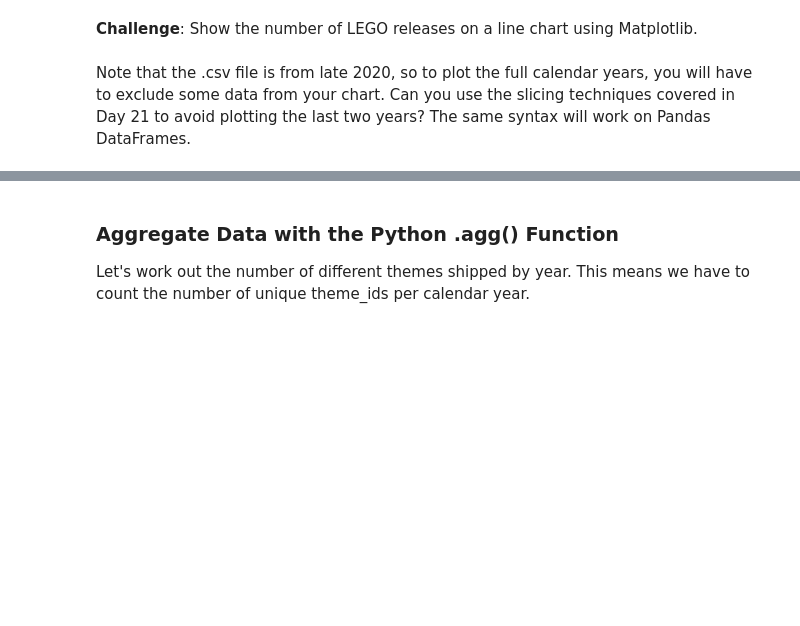
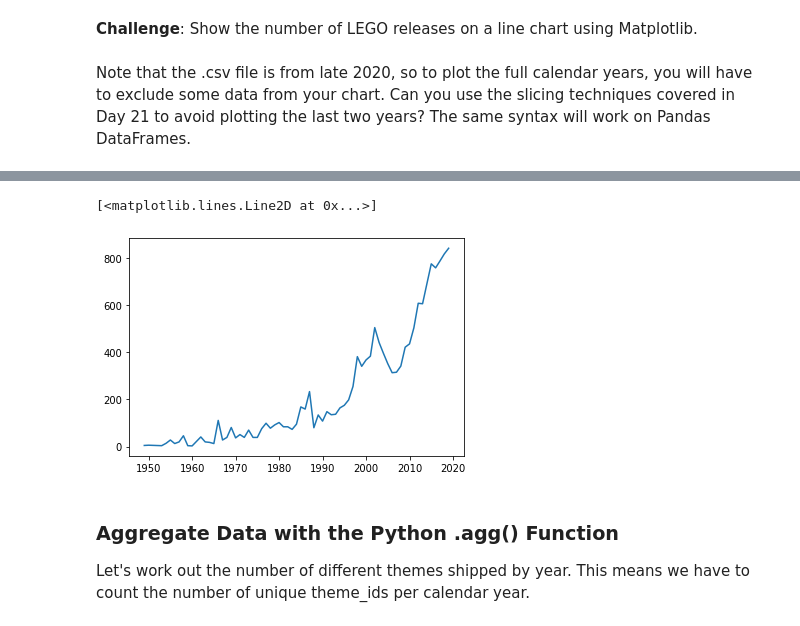
Before and after one commit to tomweinandy/100DaysOfCode, a Jupyter notebook: Projects/Day073/Lego_Analysis.ipynb, the cells around one changed output, grey strips where cells are left out. Saved outputs shown, nothing was run; the diff lists cells and outputs as text; code cells hidden in the pictures; blank space fills up the shorter version.

Commit message:
Data visualization

```diff
--- a/Projects/Day073/Lego_Analysis.ipynb
+++ b/Projects/Day073/Lego_Analysis.ipynb
@@ -69,3 +70,5 @@ A lego set is a particular box of LEGO or product. Therefore, a single theme typ
 The <code>sets.csv</code> data contains a list of sets over the years and the number of parts that each of these sets contained.
 
 **Challenge**: Read the sets.csv data and take a look at the first and last couple of rows.
+# %%
+sets = pd.read_csv('data/sets.csv')
@@ -81,3 +151,6 @@ The <code>sets.csv</code> data contains a list of sets over the years and the nu
 **Challenge**: Show the number of LEGO releases on a line chart using Matplotlib. <br>
 <br>
 Note that the .csv file is from late 2020, so to plot the full calendar years, you will have to exclude some data from your chart. Can you use the slicing techniques covered in Day 21 to avoid plotting the last two years? The same syntax will work on Pandas DataFrames.
+# %%
+sets_before_2020 = sets[sets['year']<2020]
+sets_before_2020
@@ -83,0 +171,4 @@ Note that the .csv file is from late 2020, so to plot the full calendar years, y
+# %%
+sets_before_2020_year = sets_before_2020.groupby('year').count()
+sets_before_2020_year = sets_before_2020_year[['name']].rename(columns={'name': 'sets'})
+sets_before_2020_year
@@ -84,3 +190,8 @@ Note that the .csv file is from late 2020, so to plot the full calendar years, y
+# %%
+plt.plot(sets_before_2020_year)
+# %% [output]
+[<matplotlib.lines.Line2D at 0x...>]
+[figure, added]
 # %% [markdown]
 ### Aggregate Data with the Python .agg() Function
 
```
Also changed, not shown: parts of 11 cells of this notebook.
